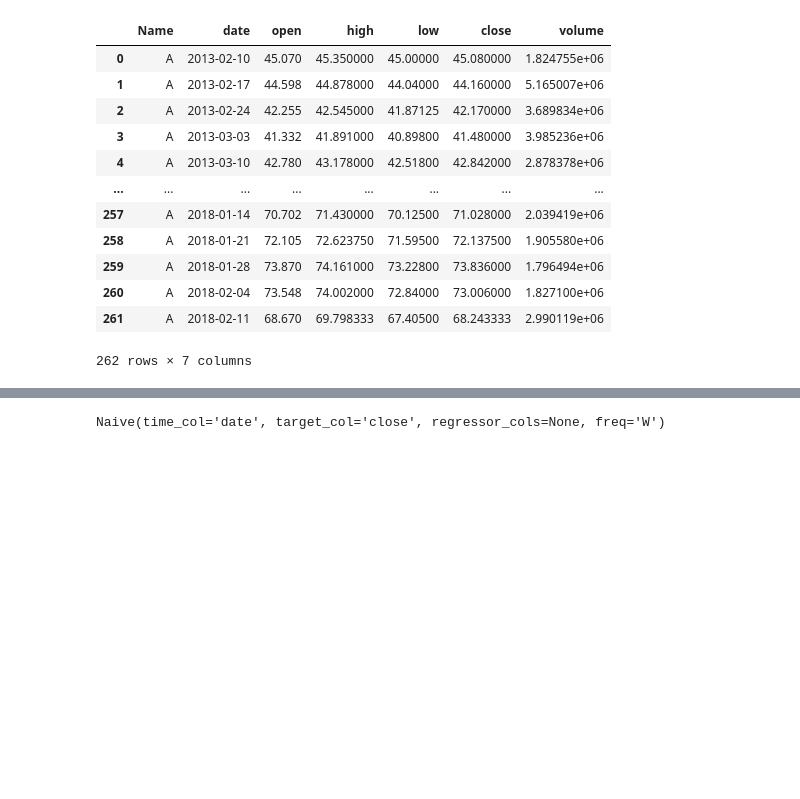
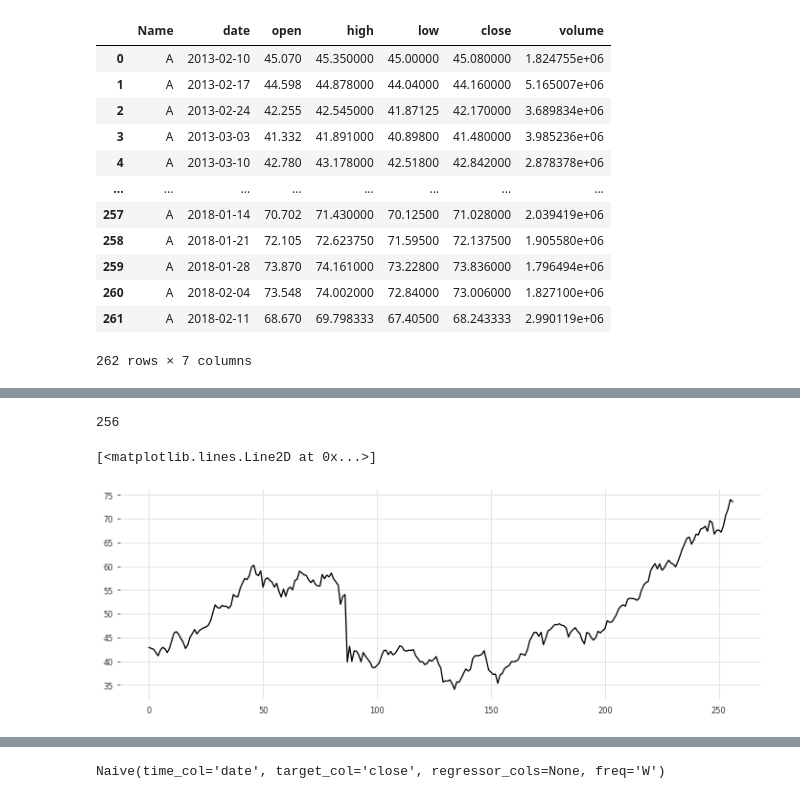
Before and after one commit to coldwhitewinters/tstools, a Jupyter notebook: notebook/tstools-Copy1.ipynb, the cells around one changed output, grey strips where cells are left out. Cells and saved outputs as stored; diff of their text form; code cells hidden in the pictures; blank space fills up the shorter version.

```diff
--- a/notebook/tstools-Copy1.ipynb
+++ b/notebook/tstools-Copy1.ipynb
@@ -138,0 +458,3 @@ from tstools.forecast.univariate import AutoARIMA
+# %%
+ts = ts.append(pd.Series(y_pred, index=future.iloc[0]), ignore_index=False)
+ts.name = "open"
@@ -138,0 +476,6 @@ from tstools.forecast.univariate import AutoARIMA
+# %%
+X = build_lags(ts).tail(1).to_numpy()
+# %%
+X = scaler.transform(X)
+# %%
+y_pred = model.predict(X)
@@ -138,0 +593,9 @@ from tstools.forecast.univariate import AutoARIMA
+# %%
+len(y_pred)
+# %% [output]
+256
+# %%
+plt.plot(y_pred)
+# %% [output]
+[<matplotlib.lines.Line2D at 0x...>]
+[figure, added]
```
Also changed, not shown: parts of 58 cells of this notebook, 4 other files.
